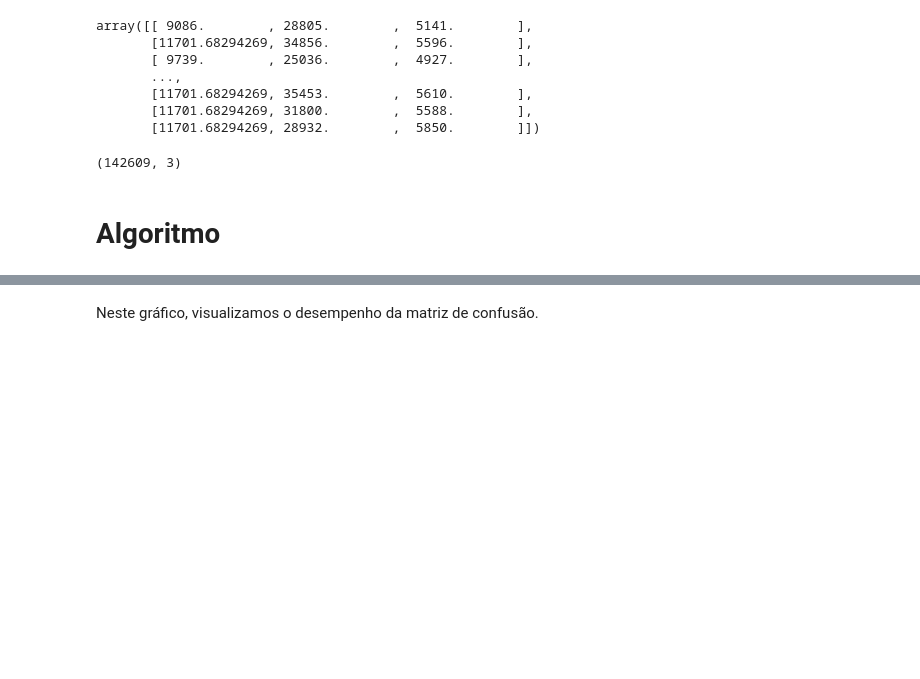
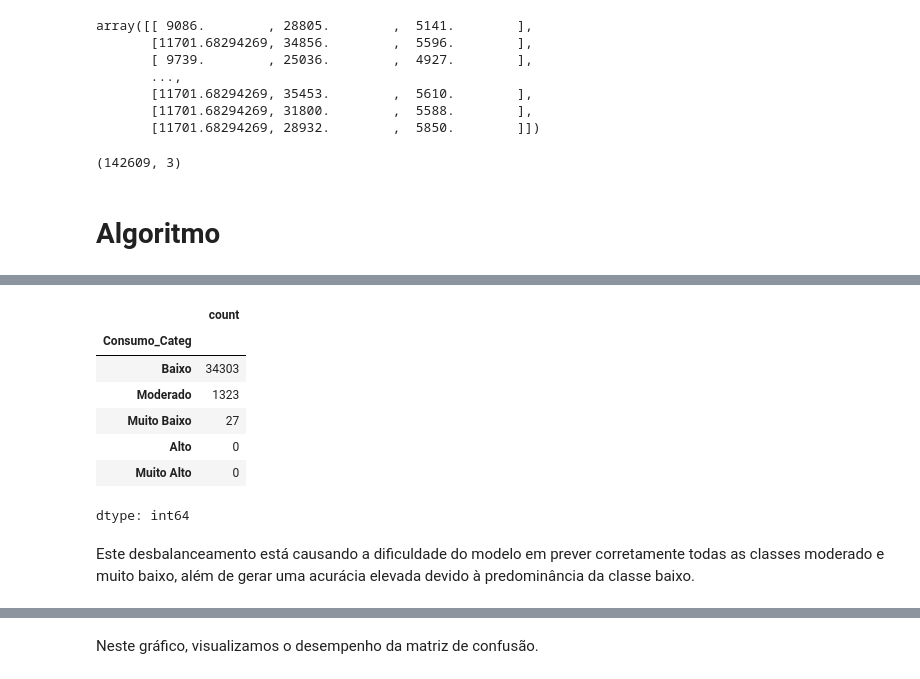
Before and after one commit to julianamo93/SparkLight-ML, a Jupyter notebook: SparkLight_ML.ipynb, the cells around one changed output, grey strips where cells are left out. Saved outputs shown, nothing was run; the diff lists cells and outputs as text; code cells hidden in the pictures; blank space fills up the shorter version.

```diff
--- a/SparkLight_ML.ipynb
+++ b/SparkLight_ML.ipynb
@@ -519,0 +535,14 @@ Avaliando o modelo com base na acurácia.
+# %%
+# avaliando a distribução das classes
+pd.Series(y_test).value_counts()
+# %% [output]
+|  | count |
+| Consumo_Categ |  |
+| Baixo | 34303 |
+| Moderado | 1323 |
+| Muito Baixo | 27 |
+| Alto | 0 |
+| Muito Alto | 0 |
+dtype: int64
+# %% [markdown]
+Este desbalanceamento está causando a dificuldade do modelo em prever corretamente todas as classes moderado e muito baixo, além de gerar uma acurácia elevada devido à predominância da classe baixo.
```
Also changed, not shown: parts of 42 cells of this notebook.
